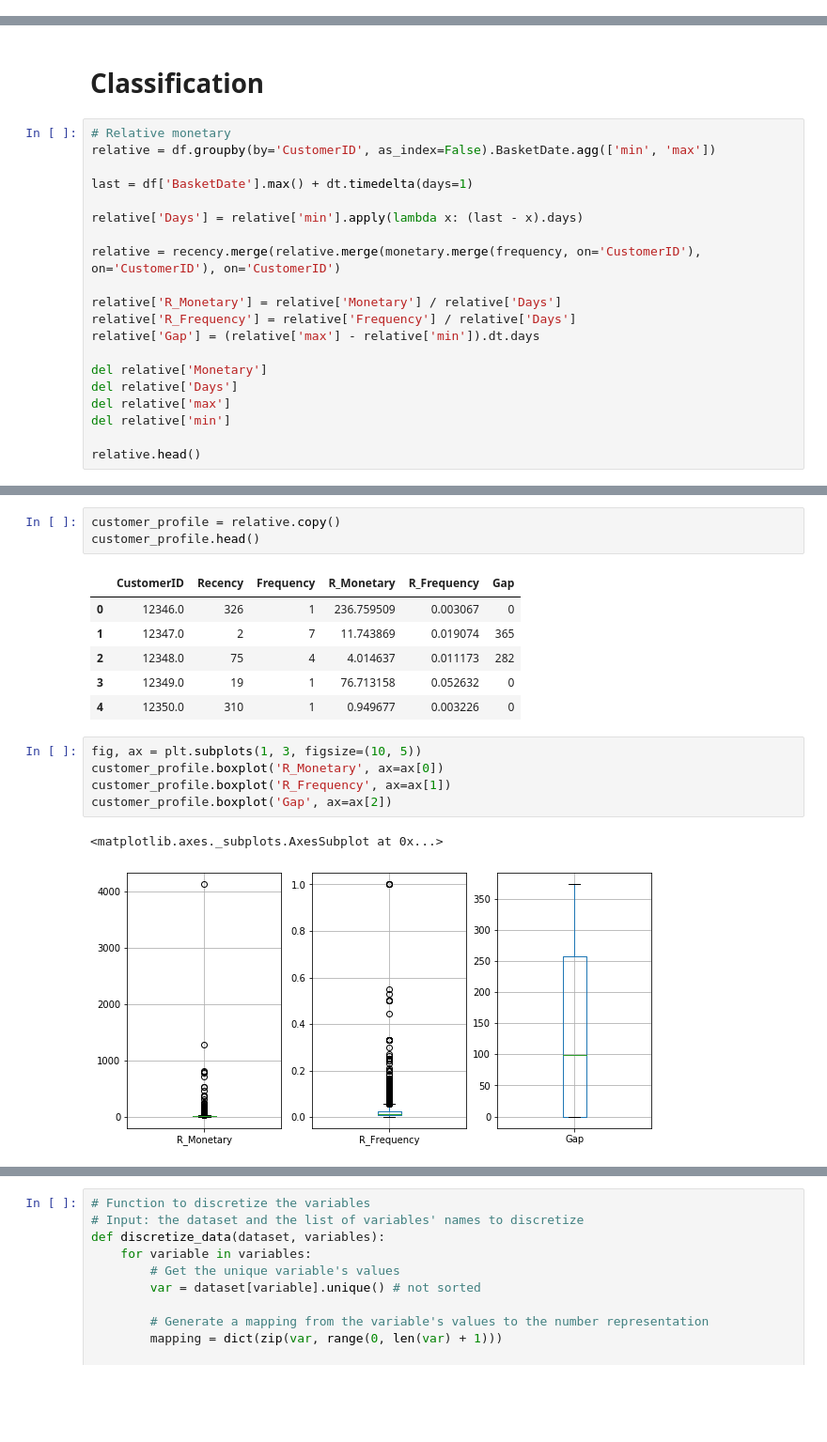
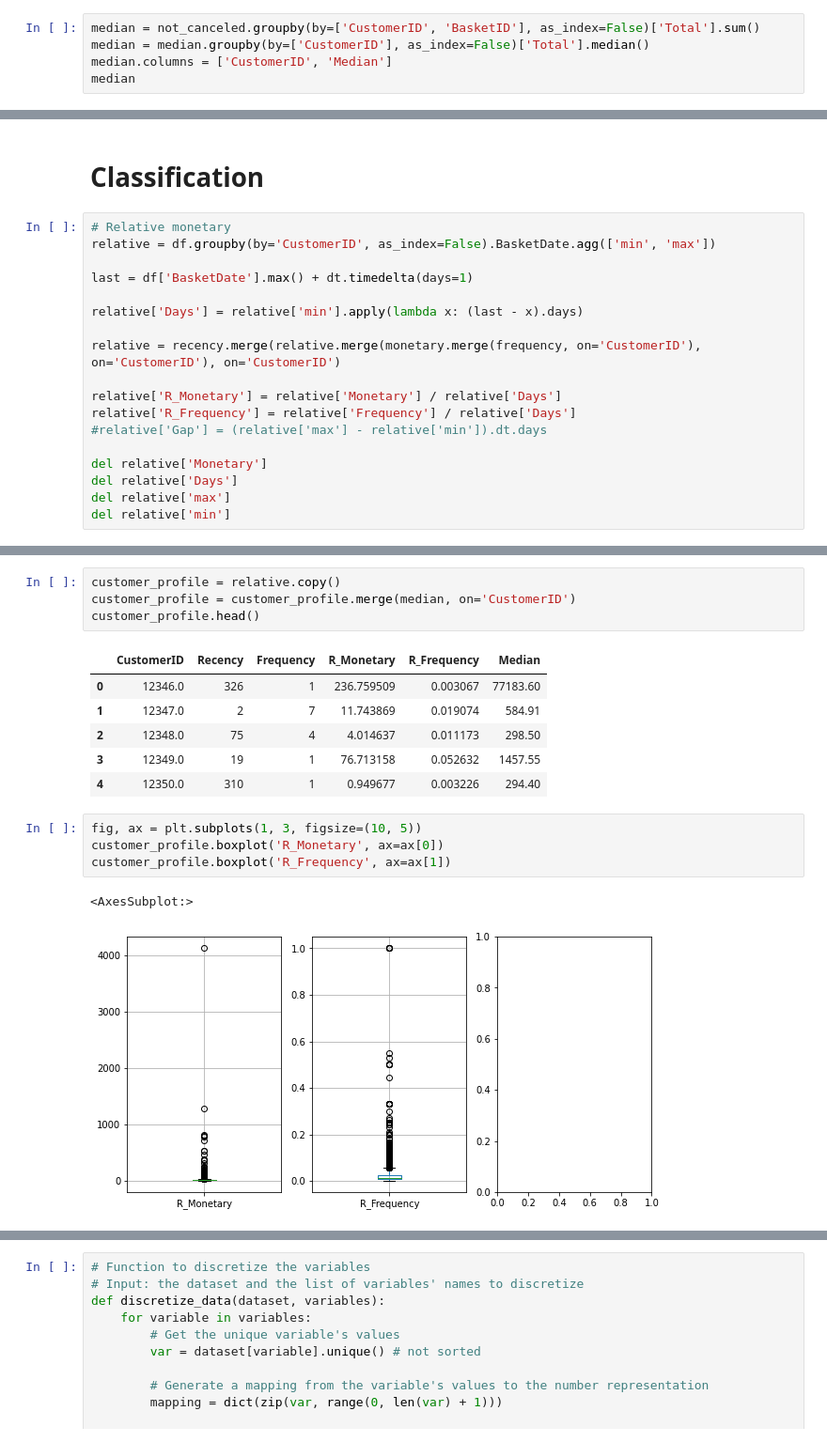
Before and after one commit to michelezoncheddu/data-mining-project, a Jupyter notebook: customers.ipynb, the cells around one changed output, grey strips where cells are left out. Shown: that part at 94% size. Drawn from its saved outputs; the diff is of its cells as text; blank space fills up the shorter version.

```diff
--- a/customers.ipynb
+++ b/customers.ipynb
@@ -367,3 +367,8 @@ monetary.head()
 | 2 | 12348.0 | 1437.24 |
 | 3 | 12349.0 | 1457.55 |
 | 4 | 12350.0 | 294.40 |
+# %%
+median = not_canceled.groupby(by=['CustomerID', 'BasketID'], as_index=False)['Total'].sum()
+median = median.groupby(by=['CustomerID'], as_index=False)['Total'].median()
+median.columns = ['CustomerID', 'Median']
+median
@@ -517,11 +536,9 @@ relative = recency.merge(relative.merge(monetary.merge(frequency, on='CustomerID
 
 relative['R_Monetary'] = relative['Monetary'] / relative['Days']
 relative['R_Frequency'] = relative['Frequency'] / relative['Days']
-relative['Gap'] = (relative['max'] - relative['min']).dt.days
+#relative['Gap'] = (relative['max'] - relative['min']).dt.days
 
 del relative['Monetary']
 del relative['Days']
 del relative['max']
 del relative['min']
-
-relative.head()
@@ -535,21 +545,21 @@ relative.head()
 # %%
 customer_profile = relative.copy()
+customer_profile = customer_profile.merge(median, on='CustomerID')
 customer_profile.head()
 # %% [output]
-|  | CustomerID | Recency | Frequency | R_Monetary | R_Frequency | Gap |
-| 0 | 12346.0 | 326 | 1 | 236.759509 | 0.003067 | 0 |
-| 1 | 12347.0 | 2 | 7 | 11.743869 | 0.019074 | 365 |
-| 2 | 12348.0 | 75 | 4 | 4.014637 | 0.011173 | 282 |
-| 3 | 12349.0 | 19 | 1 | 76.713158 | 0.052632 | 0 |
-| 4 | 12350.0 | 310 | 1 | 0.949677 | 0.003226 | 0 |
+|  | CustomerID | Recency | Frequency | R_Monetary | R_Frequency | Median |
+| 0 | 12346.0 | 326 | 1 | 236.759509 | 0.003067 | 77183.60 |
+| 1 | 12347.0 | 2 | 7 | 11.743869 | 0.019074 | 584.91 |
+| 2 | 12348.0 | 75 | 4 | 4.014637 | 0.011173 | 298.50 |
+| 3 | 12349.0 | 19 | 1 | 76.713158 | 0.052632 | 1457.55 |
+| 4 | 12350.0 | 310 | 1 | 0.949677 | 0.003226 | 294.40 |
 # %%
 fig, ax = plt.subplots(1, 3, figsize=(10, 5))
 customer_profile.boxplot('R_Monetary', ax=ax[0])
 customer_profile.boxplot('R_Frequency', ax=ax[1])
-customer_profile.boxplot('Gap', ax=ax[2])
 # %% [output]
-<matplotlib.axes._subplots.AxesSubplot at 0x...>
+<AxesSubplot:>
-[figure, old version]
+[figure, new version]
 # %%
 customer_profile.describe()
 # %% [output]
```
Also changed, not shown: parts of 28 cells of this notebook.
